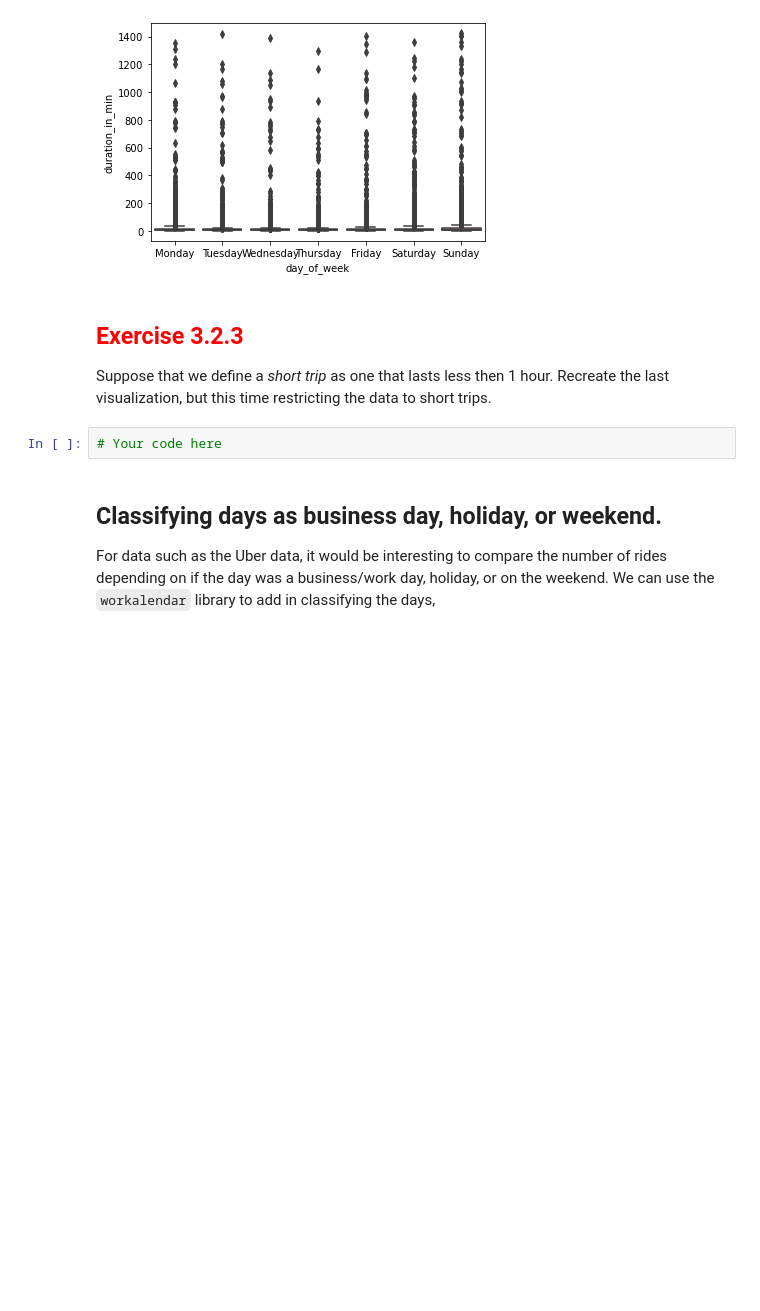
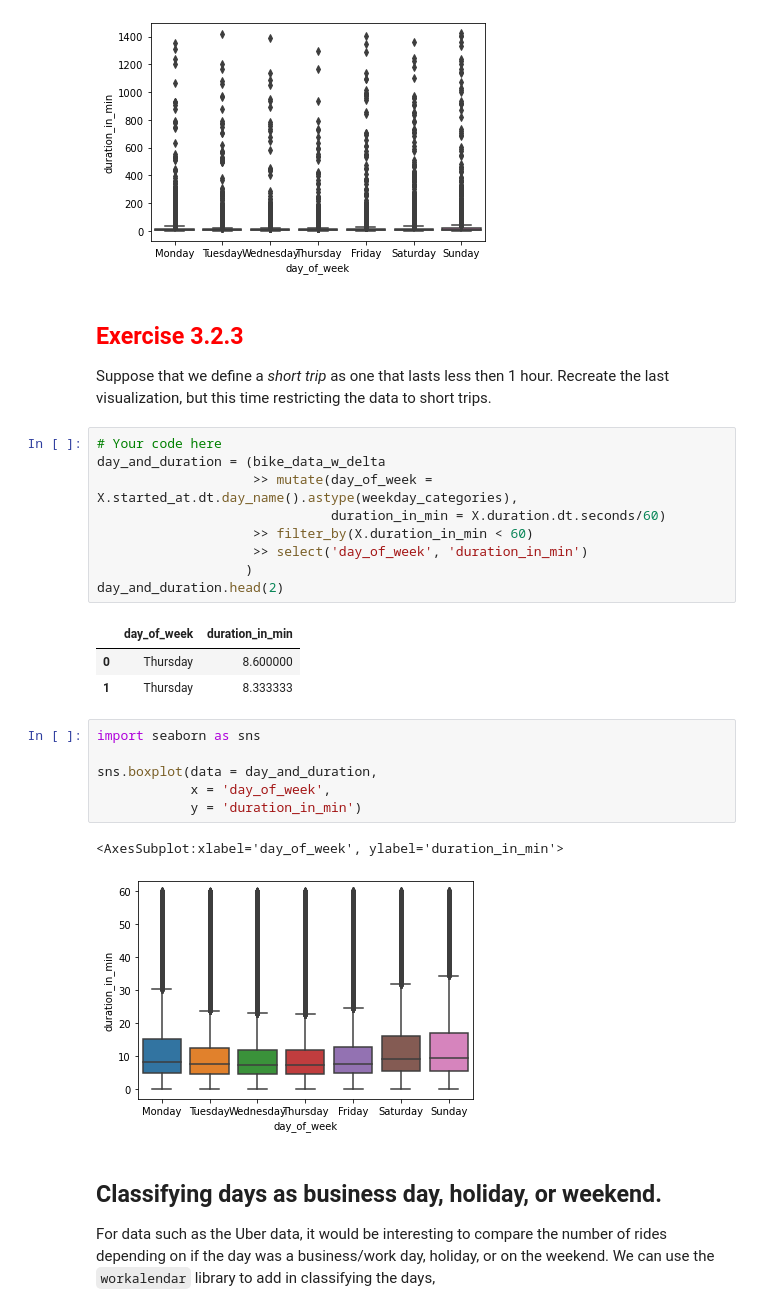
Before and after one commit to ColeBerning35/module3_more_about_mutate, a Jupyter notebook: 3_2_working_with_dates.ipynb, the cells around one changed output. Cells and saved outputs as stored; diff of their text form; blank space fills up the shorter version.

```diff
--- a/3_2_working_with_dates.ipynb
+++ b/3_2_working_with_dates.ipynb
@@ -451,8 +497,28 @@ sns.boxplot(data = day_and_duration,
 ## <font color="red"> Exercise 3.2.3 </font>
 
 Suppose that we define a *short trip* as one that lasts less then 1 hour.  Recreate the last visualization, but this time restricting the data to short trips.
-# %%
-# Your code here
+# %%
+# Your code here
+day_and_duration = (bike_data_w_delta
+                    >> mutate(day_of_week = X.started_at.dt.day_name().astype(weekday_categories),
+                              duration_in_min = X.duration.dt.seconds/60)
+                    >> filter_by(X.duration_in_min < 60)
+                    >> select('day_of_week', 'duration_in_min')
+                   )
+day_and_duration.head(2)
+# %% [output]
+|  | day_of_week | duration_in_min |
+| 0 | Thursday | 8.600000 |
+| 1 | Thursday | 8.333333 |
+# %%
+import seaborn as sns
+
+sns.boxplot(data = day_and_duration,
+            x = 'day_of_week',
+            y = 'duration_in_min')
+# %% [output]
+<AxesSubplot:xlabel='day_of_week', ylabel='duration_in_min'>
+[figure, added]
 # %% [markdown]
 ## Classifying days as business day, holiday, or weekend.
 
```
Also changed, not shown: parts of 13 cells of this notebook.
